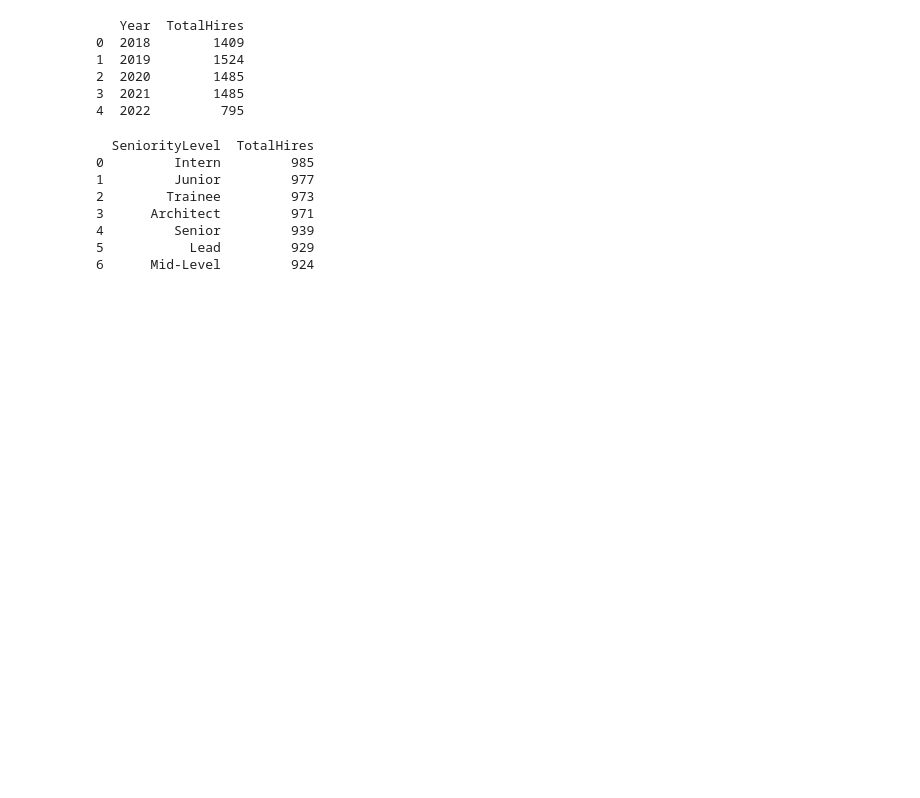
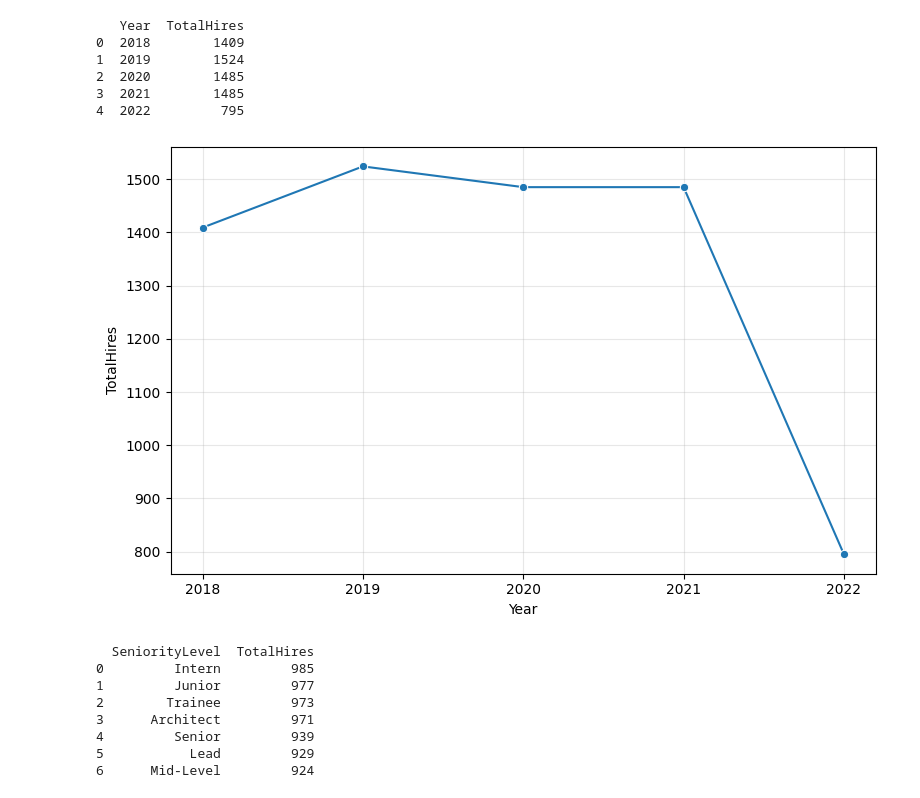
Before and after one commit to anniecorrea/workshop1_ETL, a Jupyter notebook: kpis.ipynb, the cells around one changed output. Drawn from its saved outputs; the diff is of its cells as text; code cells hidden in the pictures; blank space fills up the shorter version.

```diff
--- a/kpis.ipynb
+++ b/kpis.ipynb
@@ -62,6 +82,16 @@ print(df1)
 2  2020        1485
 3  2021        1485
 4  2022         795
+# %%
+plt.figure(figsize=(8,5))
+sns.lineplot(data=df1, x="Year", y="TotalHires", marker="o")
+plt.gca().xaxis.set_major_locator(mticker.MaxNLocator(integer=True))
+
+plt.grid(alpha=0.3)
+plt.tight_layout()
+plt.show()
+# %% [output]
+[figure, added]
 # %%
 #Hires by seniority level
 query3 = """
```
Also changed, not shown: parts of 6 cells of this notebook, 2 other files.
